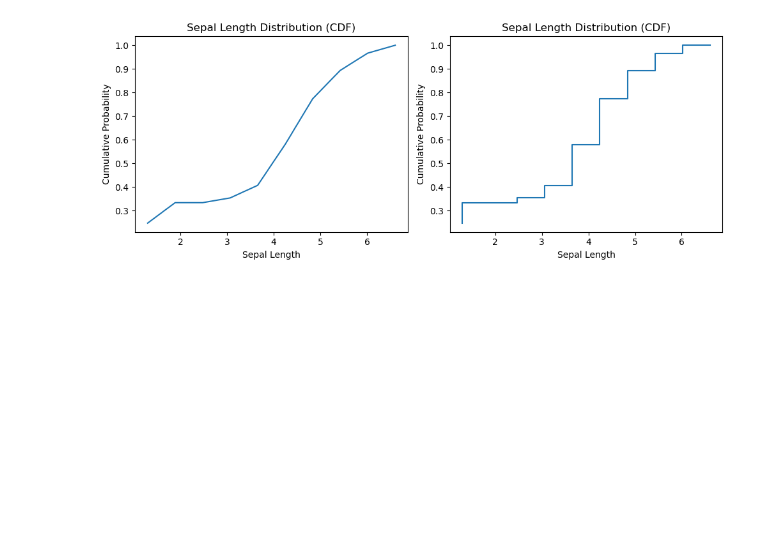
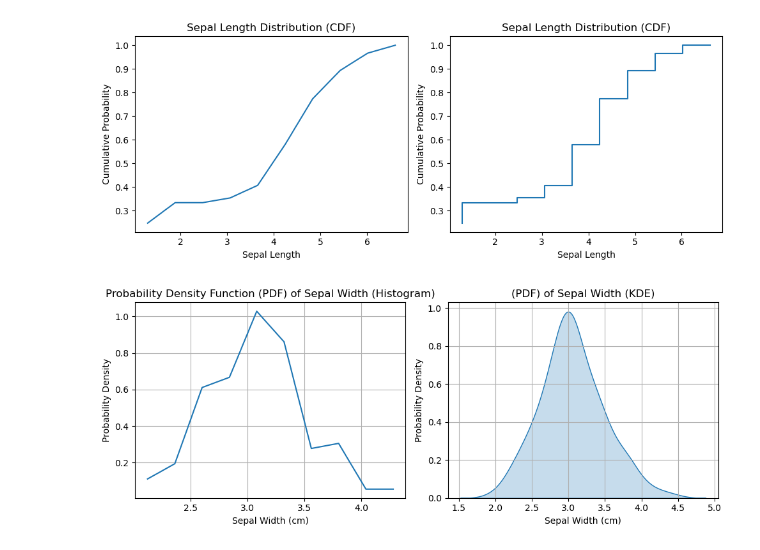
Before and after one commit to Syed-Shahir/100DaysOfBytewise, a Jupyter notebook: BTW_W3_Task2.ipynb, the cells around one changed output. Saved outputs shown, nothing was run; the diff lists cells and outputs as text; code cells hidden in the pictures; blank space fills up the shorter version.

```diff
--- a/BTW_W3_Task2.ipynb
+++ b/BTW_W3_Task2.ipynb
@@ -184,3 +186,30 @@ plt.tight_layout()
 plt.show()
 # %% [output]
 [figure]
+# %%
+# Calculating PDF using histogram
+counts, bin_edges = np.histogram(iris_df['sepal width (cm)'], bins=10, density=False)
+bin_centers = 0.5 * (bin_edges[1:] + bin_edges[:-1])
+bin_widths = bin_edges[1:] - bin_edges[:-1]
+pdf = counts / (sum(counts) * bin_widths)  # Normalize to get probabilities
+
+# Plotting the PDF
+fig, axs = plt.subplots(1, 2, figsize=(10, 4))
+
+axs[0].plot(bin_centers, pdf)
+axs[0].set_xlabel('Sepal Width (cm)')
+axs[0].set_ylabel('Probability Density')
+axs[0].set_title('Probability Density Function (PDF) of Sepal Width (Histogram)')
+axs[0].grid(True)
+
+# Calculating PDF using seaborn's kdeplot
+sns.kdeplot(iris_df['sepal width (cm)'], fill=True, ax=axs[1])
+axs[1].set_xlabel('Sepal Width (cm)')
+axs[1].set_ylabel('Probability Density')
+axs[1].set_title('(PDF) of Sepal Width (KDE)')
+axs[1].grid(True)
+
+plt.tight_layout()
+plt.show()
+# %% [output]
+[figure, added]
```
Also changed, not shown: parts of 1 cell of this notebook.
